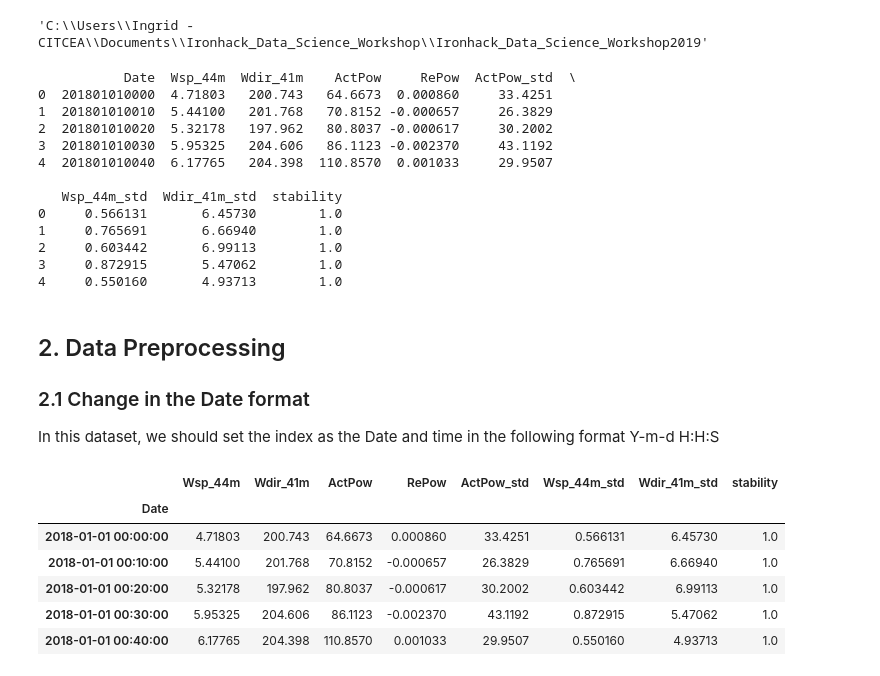
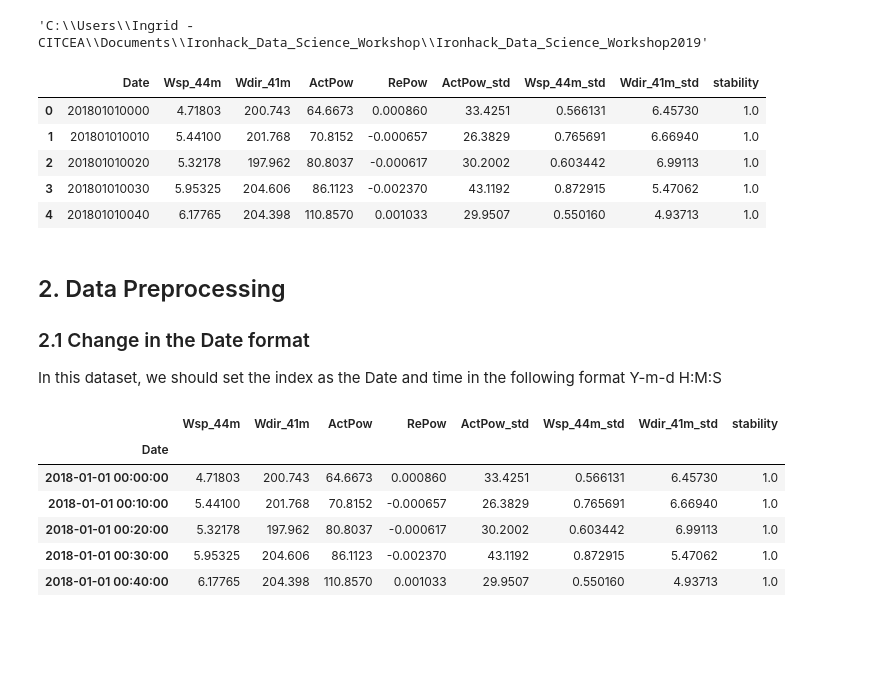
Before and after one commit to wobniarin/Ironhack_Data_Science_Workshop2019, a Jupyter notebook: IH_DS_V52_Power_Forecast.ipynb, the cells around one changed output. Drawn from its saved outputs; the diff is of its cells as text; code cells hidden in the pictures; blank space fills up the shorter version.

```diff
--- a/IH_DS_V52_Power_Forecast.ipynb
+++ b/IH_DS_V52_Power_Forecast.ipynb
@@ -40,39 +41,30 @@ os.getcwd()
 # %% [output]
 'C:\\Users\\Ingrid - CITCEA\\Documents\\Ironhack_Data_Science_Workshop\\Ironhack_Data_Science_Workshop2019'
 # %%
+# importing libraries for the project
 import pandas as pd
 import numpy as np
 import seaborn as sns
 import datetime
 import matplotlib.pyplot as plt
 import scipy as sp
 
-
-#link = 'https://files.dtu.dk/fss/public/link/public/stream/read/V52_ExtensiveData.csv?linkToken=qwkUdbAJFHi5CRR3&itemName=V52_ExtensiveData.csv'
+# reading dataset
 dataset =  pd.read_csv('V52_ExtensiveData.csv', skiprows=12, header=0, delimiter='\t')
-print(dataset.head())
-
-# print(dataset_price.head())
+dataset.head()
 # %% [output]
-           Date  Wsp_44m  Wdir_41m    ActPow     RePow  ActPow_std  \
-0  201801010000  4.71803   200.743   64.6673  0.000860     33.4251
-1  201801010010  5.44100   201.768   70.8152 -0.000657     26.3829
-2  201801010020  5.32178   197.962   80.8037 -0.000617     30.2002
-3  201801010030  5.95325   204.606   86.1123 -0.002370     43.1192
-4  201801010040  6.17765   204.398  110.8570  0.001033     29.9507
-
-   Wsp_44m_std  Wdir_41m_std  stability
-0     0.566131       6.45730        1.0
-1     0.765691       6.66940        1.0
-2     0.603442       6.99113        1.0
-3     0.872915       5.47062        1.0
-4     0.550160       4.93713        1.0
+|  | Date | Wsp_44m | Wdir_41m | ActPow | RePow | ActPow_std | Wsp_44m_std | Wdir_41m_std | stability |
+| 0 | 201801010000 | 4.71803 | 200.743 | 64.6673 | 0.000860 | 33.4251 | 0.566131 | 6.45730 | 1.0 |
+| 1 | 201801010010 | 5.44100 | 201.768 | 70.8152 | -0.000657 | 26.3829 | 0.765691 | 6.66940 | 1.0 |
+| 2 | 201801010020 | 5.32178 | 197.962 | 80.8037 | -0.000617 | 30.2002 | 0.603442 | 6.99113 | 1.0 |
+| 3 | 201801010030 | 5.95325 | 204.606 | 86.1123 | -0.002370 | 43.1192 | 0.872915 | 5.47062 | 1.0 |
+| 4 | 201801010040 | 6.17765 | 204.398 | 110.8570 | 0.001033 | 29.9507 | 0.550160 | 4.93713 | 1.0 |
 # %% [markdown]
 ## 2. Data Preprocessing
 
 ### 2.1 Change in the Date format
 
-In this dataset, we should set the index as the Date and time in the following format Y-m-d H:H:S
+In this dataset, we should set the index as the Date and time in the following format Y-m-d H:M:S
 # %%
 dataset.Date = pd.to_datetime(dataset.Date, format='%Y%m%d%H%M')
 
```
Also changed, not shown: parts of 31 cells of this notebook.
